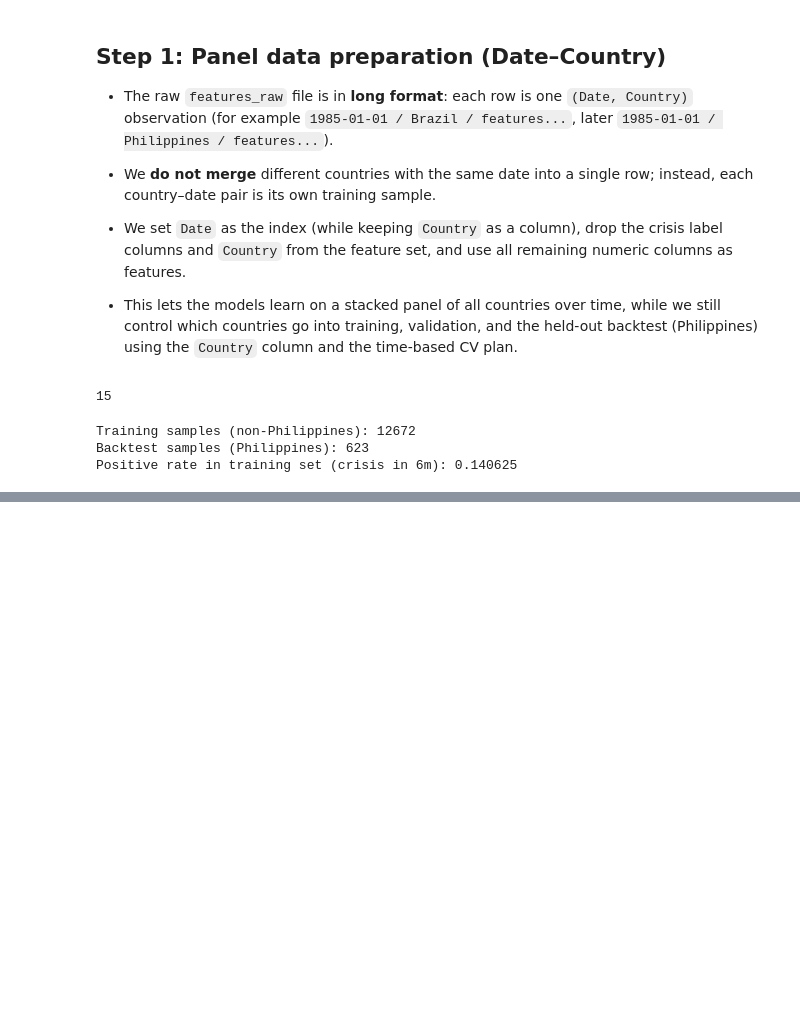
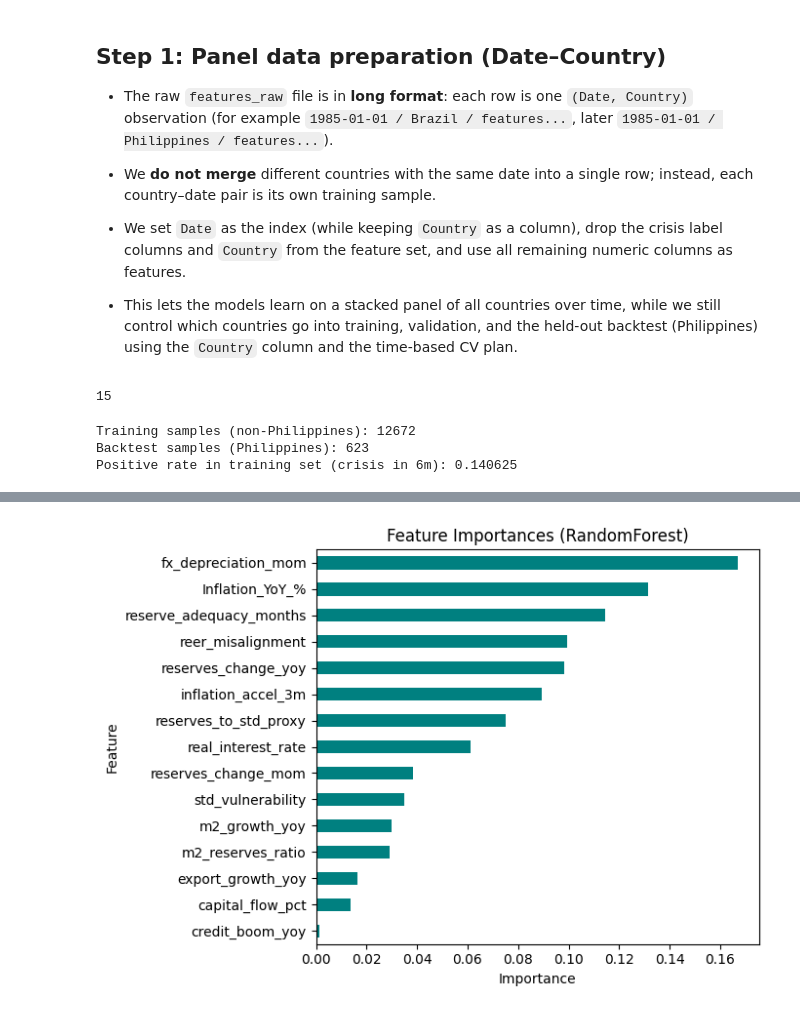
Before and after one commit to usman3656/data-science-2026-data-collection, a Jupyter notebook: training.ipynb, the cells around one changed output, grey strips where cells are left out. Cells and saved outputs as stored; diff of their text form; code cells hidden in the pictures; blank space fills up the shorter version.

```diff
--- a/training.ipynb
+++ b/training.ipynb
@@ -162,0 +252,17 @@ NameError: name 'study' is not defined
+# %%
+# ------------------------------------------------------------------
+# Feature importance plot (trained final model)
+# ------------------------------------------------------------------
+importances = pd.Series(final_model.feature_importances_, index=FEATURES)
+importances = importances.sort_values(ascending=True)
+
+plt.figure(figsize=(7, 5))
+importances.plot(kind="barh", color="teal")
+plt.title("Feature Importances (RandomForest)")
+plt.xlabel("Importance")
+plt.ylabel("Feature")
+plt.tight_layout()
+plt.savefig("plots/feature_importances.png", dpi=150, bbox_inches="tight")
+plt.show()
+# %% [output]
+[figure, added]
```
Also changed, not shown: parts of 4 cells of this notebook.
